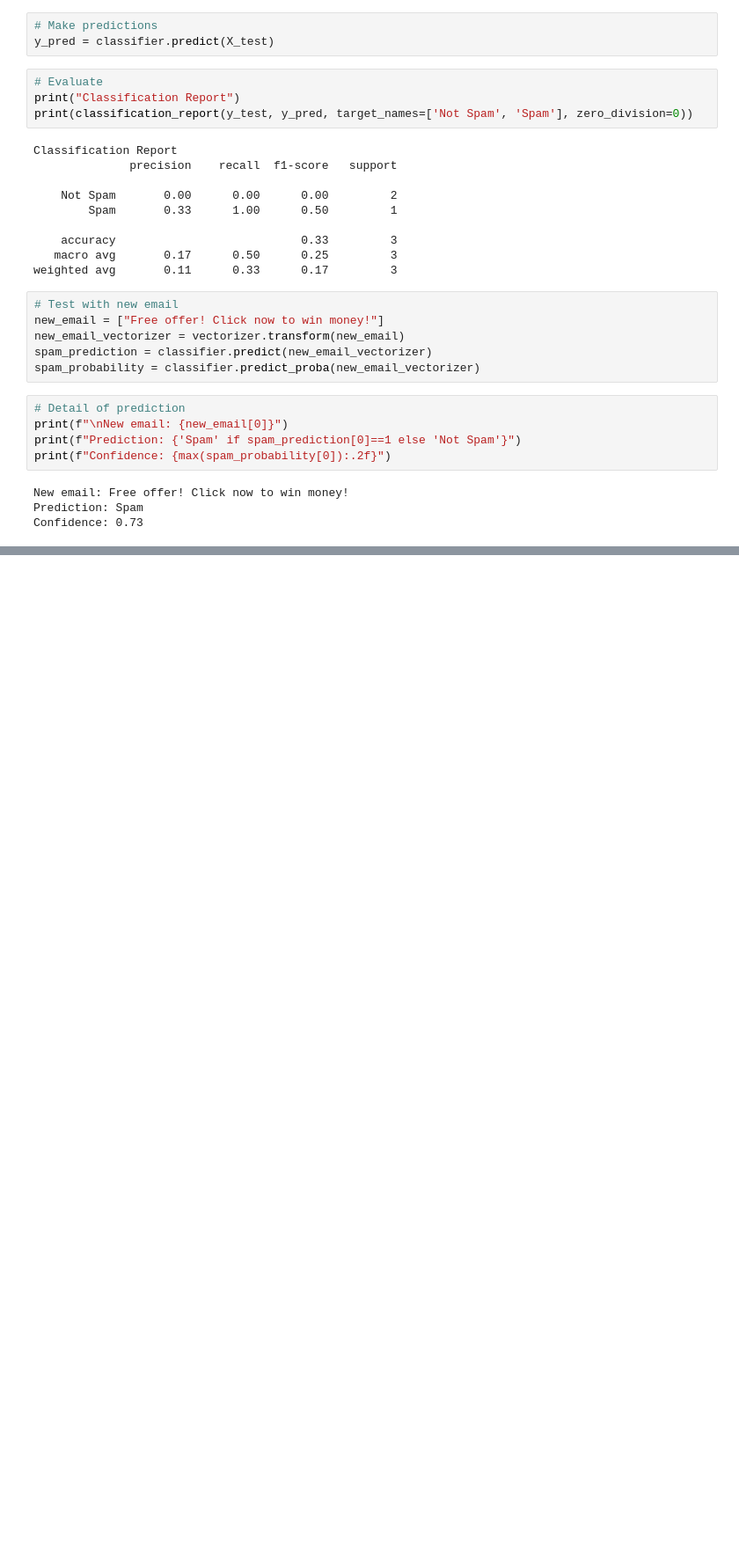
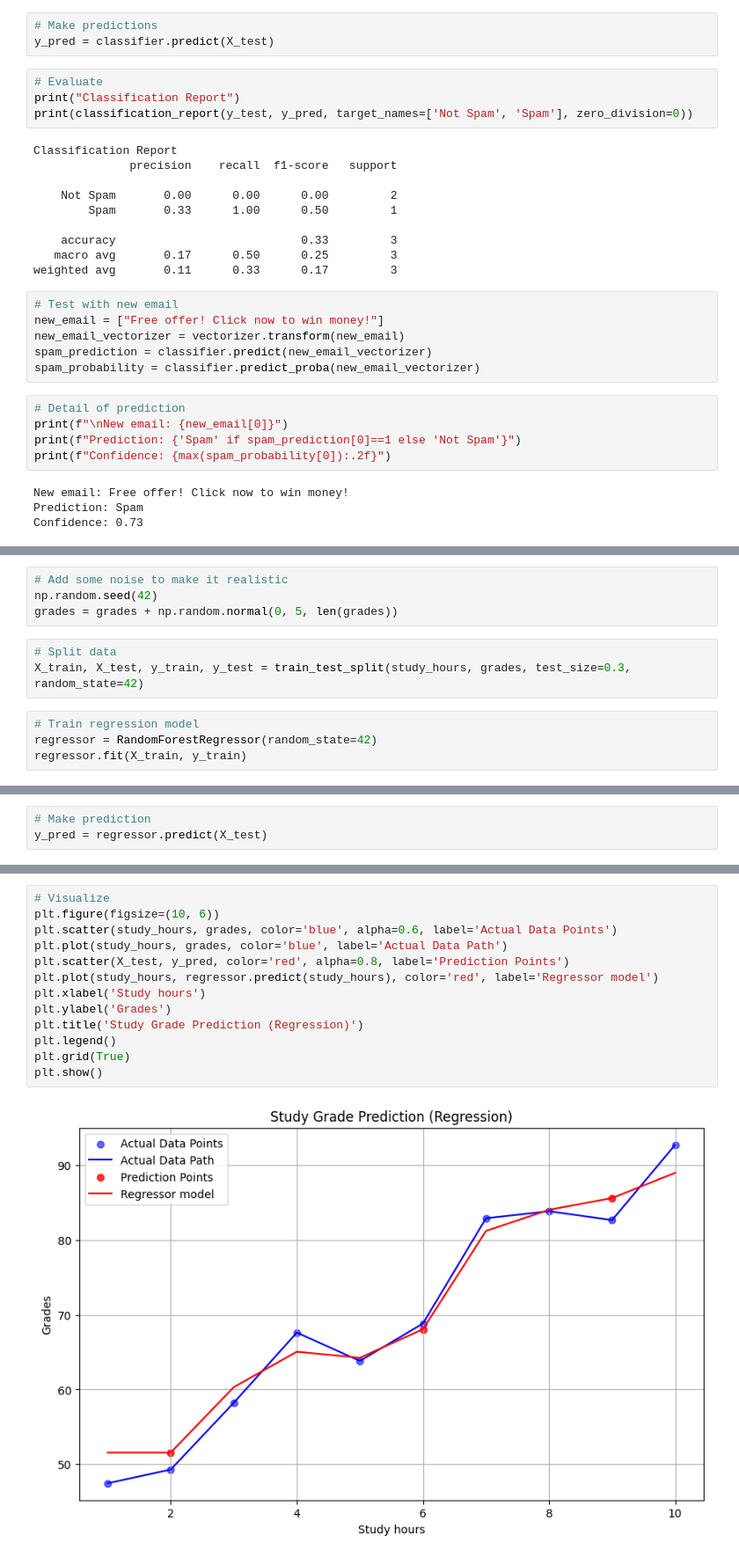
Before and after one commit to AarambhaAnta/Ml, a Jupyter notebook: l1-house-prediction.ipynb, the cells around one changed output, grey strips where cells are left out. Shown at 88% size. Drawn from its saved outputs; the diff is of its cells as text; blank space fills up the shorter version.

```diff
--- a/l1-house-prediction.ipynb
+++ b/l1-house-prediction.ipynb
@@ -182,0 +199,11 @@ Confidence: 0.73
+# %%
+# Add some noise to make it realistic
+np.random.seed(42)
+grades = grades + np.random.normal(0, 5, len(grades))
+# %%
+# Split data
+X_train, X_test, y_train, y_test = train_test_split(study_hours, grades, test_size=0.3, random_state=42)
+# %%
+# Train regression model
+regressor = RandomForestRegressor(random_state=42)
+regressor.fit(X_train, y_train)
@@ -182,0 +212,3 @@ Confidence: 0.73
+# %%
+# Make prediction
+y_pred = regressor.predict(X_test)
@@ -183,3 +233,18 @@ Confidence: 0.73
+# %%
+# Visualize
+plt.figure(figsize=(10, 6))
+plt.scatter(study_hours, grades, color='blue', alpha=0.6, label='Actual Data Points')
+plt.plot(study_hours, grades, color='blue', label='Actual Data Path')
+plt.scatter(X_test, y_pred, color='red', alpha=0.8, label='Prediction Points')
+plt.plot(study_hours, regressor.predict(study_hours), color='red', label='Regressor model')
+plt.xlabel('Study hours')
+plt.ylabel('Grades')
+plt.title('Study Grade Prediction (Regression)')
+plt.legend()
+plt.grid(True)
+plt.show()
+# %% [output]
+[figure, added]
 # %% [markdown]
 ### Learning
 
```
Also changed, not shown: parts of 11 cells of this notebook.
